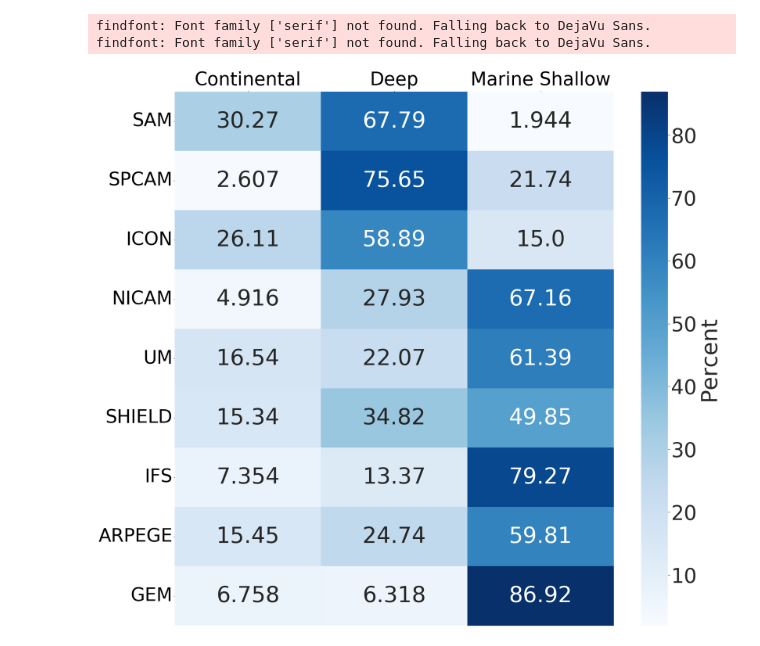
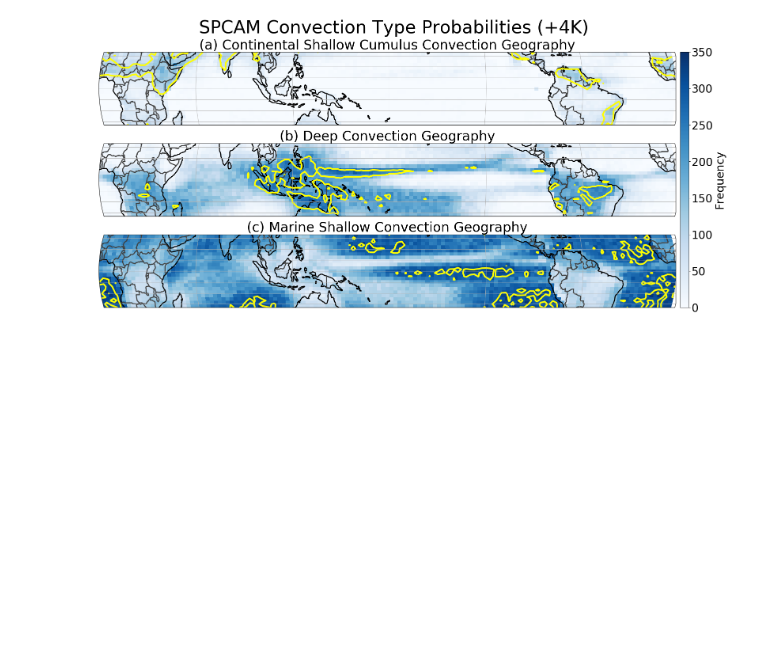
Before and after one commit to gmooers96/Chapter_2_Repo, a Jupyter notebook: SI_Figure_Scripts/Figure_S9.ipynb, the cells around one changed output. Drawn from its saved outputs; the diff is of its cells as text; code cells hidden in the pictures; blank space fills up the shorter version.

Commit message:
SI Figure Scripts

```diff
--- a/SI_Figure_Scripts/Figure_S9.ipynb
+++ b/SI_Figure_Scripts/Figure_S9.ipynb
@@ -59,19 +51,0 @@ for i in range(len(results)):
-# %%
-fig, ax = plt.subplots(figsize=(30,30))
-models_y = ["SAM","SPCAM","ICON","NICAM","UM","SHIELD","IFS","ARPEGE","GEM"]
-convections = ["Continental","Deep","Marine Shallow"]
-
-labels = np.array2string(results, formatter={'float_kind':lambda x: "%.2f" % x})
-ax.xaxis.tick_top() # x axis on top
-ax.xaxis.set_label_position('top')
-sns.set(font_scale=fz*0.25)
-sns.heatmap(results, annot=results, fmt="", cmap='Blues', ax=ax, yticklabels=list(models_y), xticklabels=list(convections),cbar_kws={'label': 'Percent'})
-plt.yticks(fontsize = fz*2.5, rotation=0)
-plt.xticks(fontsize = fz*2.5, rotation=0)
-
-plt.savefig("../Figures/Figure_S9.png", bbox_inches='tight',pad_inches = 0)
-plt.savefig("../Figures/Figure_S9.pdf", bbox_inches='tight',pad_inches = 0)
-# %% [output]
-findfont: Font family ['serif'] not found. Falling back to DejaVu Sans.
-findfont: Font family ['serif'] not found. Falling back to DejaVu Sans.
-[figure, removed]
@@ -77,0 +71,51 @@ findfont: Font family ['serif'] not found. Falling back to DejaVu Sans.
+# %%
+FREQUENCY_GEO_MAP_1 = np.zeros(shape=(22,144))
+FREQUENCY_GEO_MAP_2 = np.zeros(shape=(22,144))
+FREQUENCY_GEO_MAP_3 = np.zeros(shape=(22,144))
+for i in range(len(labels_3)):
+    if labels_3[i] == 0:
+        FREQUENCY_GEO_MAP_1[lat_dic[lat_test[i]],lon_dic[lon_test[i]]] = FREQUENCY_GEO_MAP_1[lat_dic[lat_test[i]],lon_dic[lon_test[i]]] + 1
+    if labels_3[i] == 1:
+        FREQUENCY_GEO_MAP_2[lat_dic[lat_test[i]],lon_dic[lon_test[i]]] = FREQUENCY_GEO_MAP_2[lat_dic[lat_test[i]],lon_dic[lon_test[i]]] + 1
+    if labels_3[i] == 2:
+        FREQUENCY_GEO_MAP_3[lat_dic[lat_test[i]],lon_dic[lon_test[i]]] = FREQUENCY_GEO_MAP_3[lat_dic[lat_test[i]],lon_dic[lon_test[i]]] + 1
+# %%
+fig, ax = plt.subplots(3,1,figsize=(30,12),subplot_kw={'projection':ccrs.Robinson(central_longitude=180)})
+gs=GridSpec(3,1)
+
+vmin = 0
+vmax = 350
+
+contour_plot = ax[0].pcolormesh(new_lons, new_lats, FREQUENCY_GEO_MAP_1, cmap="Blues", transform=ccrs.PlateCarree(), rasterized=True, vmin=vmin, vmax=vmax)
+ax[0].contour(new_lons, new_lats, FREQUENCY_GEO_MAP_1, [np.percentile(FREQUENCY_GEO_MAP_1, 92.5)], colors='yellow', linewidths=[4], transform=ccrs.PlateCarree())
+ax[0].coastlines(linewidth=2.5,edgecolor='0.25')
+ax[0].gridlines()
+ax[0].add_feature(cfeature.BORDERS,linewidth=2.5,edgecolor='0.25')
+ax[0].set_title("(a) Continental Shallow Cumulus Convection Geography", fontsize = fz*1.5)
+
+contour_plot = ax[1].pcolormesh(new_lons, new_lats, FREQUENCY_GEO_MAP_2, cmap="Blues", transform=ccrs.PlateCarree(), rasterized=True, vmin=vmin, vmax=vmax)
+ax[1].contour(new_lons, new_lats, FREQUENCY_GEO_MAP_2, [np.percentile(FREQUENCY_GEO_MAP_2, 92.5)], colors='yellow', linewidths=[4], transform=ccrs.PlateCarree())
+ax[1].coastlines(linewidth=2.5,edgecolor='0.25')
+ax[1].gridlines()
+ax[1].add_feature(cfeature.BORDERS,linewidth=2.5,edgecolor='0.25')
+ax[1].set_title("(b) Deep Convection Geography", fontsize = fz*1.5)
+
+contour_plot = ax[2].pcolormesh(new_lons, new_lats, FREQUENCY_GEO_MAP_3, cmap="Blues", transform=ccrs.PlateCarree(), rasterized=True, vmin=vmin, vmax=vmax)
+ax[2].contour(new_lons, new_lats, FREQUENCY_GEO_MAP_3, [np.percentile(FREQUENCY_GEO_MAP_3, 92.5)], colors='yellow', linewidths=[4], transform=ccrs.PlateCarree())
+ax[2].coastlines(linewidth=2.5,edgecolor='0.25')
+ax[2].gridlines()
+ax[2].add_feature(cfeature.BORDERS,linewidth=2.5,edgecolor='0.25')
+ax[2].set_title("(c) Marine Shallow Convection Geography", fontsize = fz*1.5)
+
+fig.subplots_adjust(right=0.8)
+cbar_ax = fig.add_axes([0.805, 0.13, 0.01, 0.746])
+cbar = fig.colorbar(contour_plot, cax=cbar_ax)
+cbar.set_label(label='Frequency', fontsize=fz*1.25)
+cbar.ax.tick_params(labelsize=fz*1.25)
+cbar.ax.yaxis.get_offset_text().set(size=fz*1.25)
+
+plt.suptitle("SPCAM Convection Type Probabilities (+4K)", y = 0.97, x=0.47, fontsize=fz*2.0)
+plt.savefig("../Figures/Figure_S9.png", bbox_inches='tight',pad_inches = 0)
+plt.savefig("../Figures/Figure_S9.pdf", bbox_inches='tight',pad_inches = 0)
+# %% [output]
+[figure, added]
```
Also changed, not shown: parts of 8 cells of this notebook, 7 other files.
